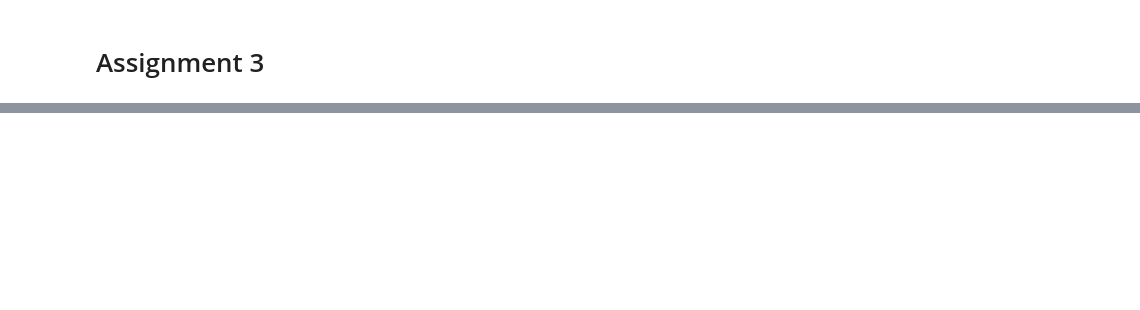
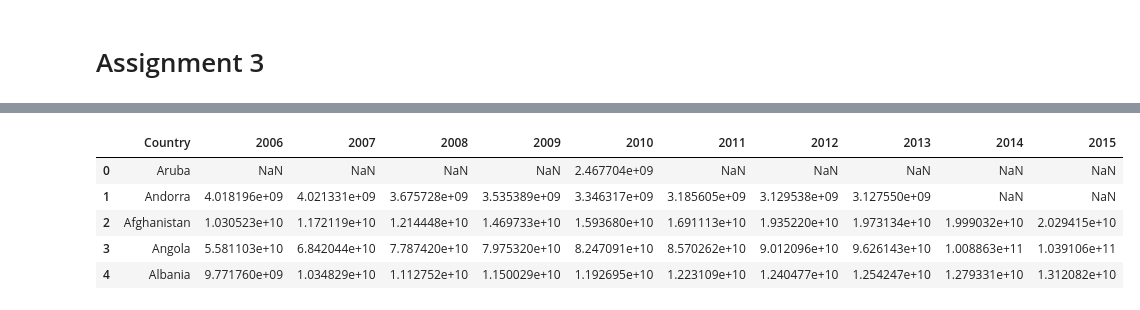
Before and after one commit to jpradas1/Introduction_Data-Science_Python, a Jupyter notebook: Week_3/Assignment_3.ipynb, the cells around one changed output, grey strips where cells are left out. Saved outputs shown, nothing was run; the diff lists cells and outputs as text; code cells hidden in the pictures; blank space fills up the shorter version.

```diff
--- a/Week_3/Assignment_3.ipynb
+++ b/Week_3/Assignment_3.ipynb
@@ -77,0 +70,19 @@ ParserError: Error tokenizing data. C error: Expected 3 fields in line 5, saw 67
+# %%
+GDP = pd.read_csv('Datasets/world_bank.csv', skiprows=4)
+# let's change the names of some countries
+old_names = ["Korea, Rep.", "Iran, Islamic Rep.", "Hong Kong SAR, China"]
+new_names = ["South Korea", "Iran", "Hong Kong"]
+GDP['Country Name'] = GDP['Country Name'].replace(old_names, new_names)
+
+GDP = GDP.rename(columns={'Country Name': 'Country'})
+GDP = pd.DataFrame(GDP)
+# now, we are interested in the last 10 years data, namely, from 2006 to 2015
+GDP.drop(GDP.iloc[:, 1:50], inplace=True, axis=1)
+GDP.head()
+# %% [output]
+|  | Country | 2006 | 2007 | 2008 | 2009 | 2010 | 2011 | 2012 | 2013 | 2014 | 2015 |
+| 0 | Aruba | NaN | NaN | NaN | NaN | 2.467704e+09 | NaN | NaN | NaN | NaN | NaN |
+| 1 | Andorra | 4.018196e+09 | 4.021331e+09 | 3.675728e+09 | 3.535389e+09 | 3.346317e+09 | 3.185605e+09 | 3.129538e+09 | 3.127550e+09 | NaN | NaN |
+| 2 | Afghanistan | 1.030523e+10 | 1.172119e+10 | 1.214448e+10 | 1.469733e+10 | 1.593680e+10 | 1.691113e+10 | 1.935220e+10 | 1.973134e+10 | 1.999032e+10 | 2.029415e+10 |
+| 3 | Angola | 5.581103e+10 | 6.842044e+10 | 7.787420e+10 | 7.975320e+10 | 8.247091e+10 | 8.570262e+10 | 9.012096e+10 | 9.626143e+10 | 1.008863e+11 | 1.039106e+11 |
+| 4 | Albania | 9.771760e+09 | 1.034829e+10 | 1.112752e+10 | 1.150029e+10 | 1.192695e+10 | 1.223109e+10 | 1.240477e+10 | 1.254247e+10 | 1.279331e+10 | 1.312082e+10 |
```
Also changed, not shown: parts of 42 cells of this notebook, 2 other files.
